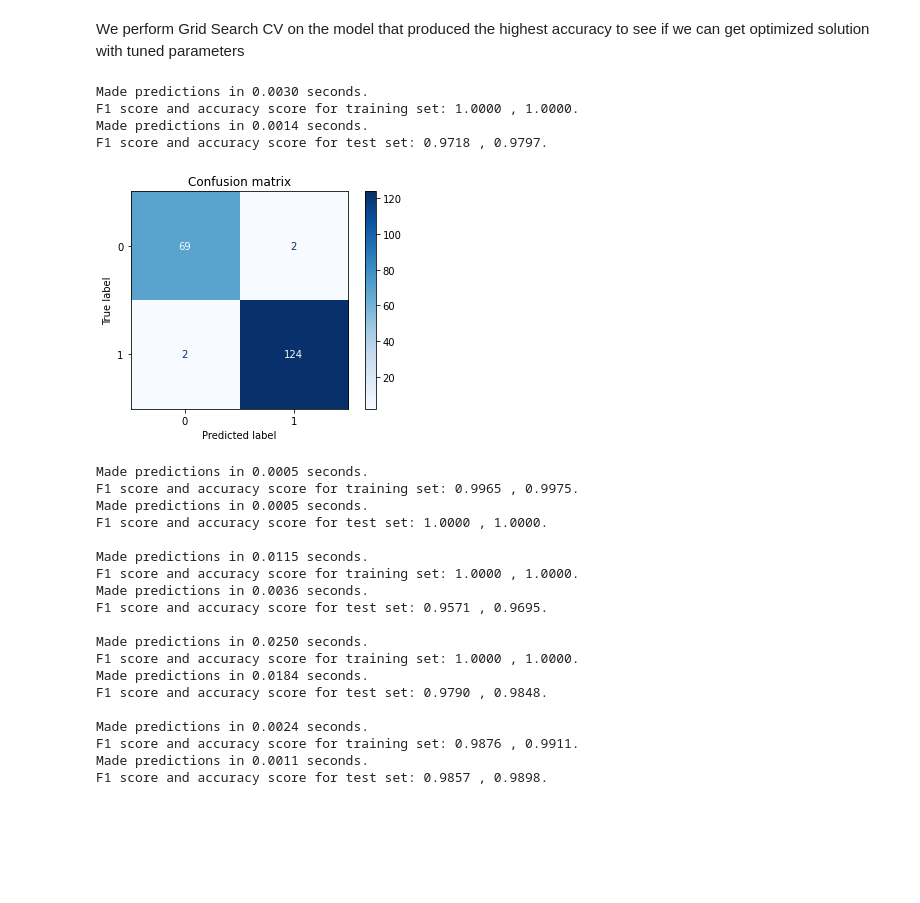
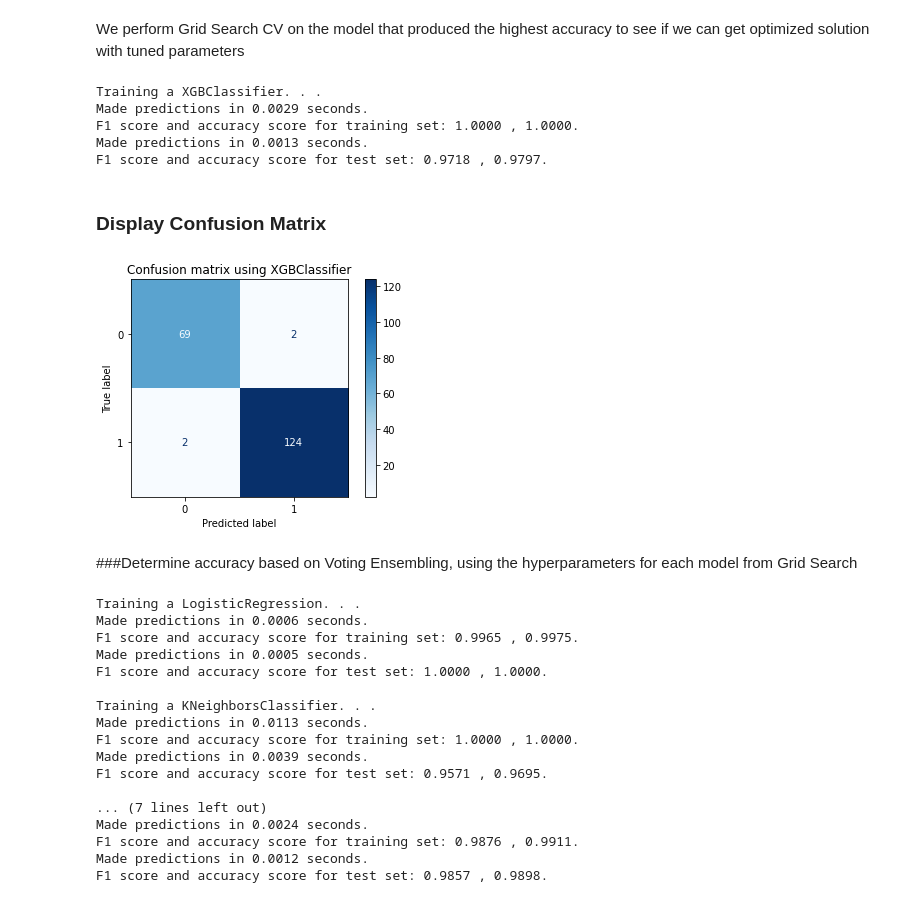
Before and after one commit to shaunhyp57/everglades, a Jupyter notebook: analytics/ml_models/First Unit Disband/firstUnitDisband_target2_randact.ipynb, the cells around one changed output. Drawn from its saved outputs; the diff is of its cells as text; code cells hidden in the pictures; blank space fills up the shorter version.

Commit message:
fixed confusion matrix

```diff
--- a/analytics/ml_models/First Unit Disband/firstUnitDisband_target2_randact.ipynb
+++ b/analytics/ml_models/First Unit Disband/firstUnitDisband_target2_randact.ipynb
@@ -199,6 +198,10 @@ from sklearn.model_selection import GridSearchCV
 from sklearn.metrics import make_scorer
 
 def train_grid_search(clf, params, X_train, y_train, X_test, y_test, kfolds):
+
+    # Indicate the classifier and the training set size
+    model_name = clf.__class__.__name__
+    print("Training a {}. . .".format(model_name))
     # Make an f1 scoring function using 'make_scorer'
     f1_scorer = make_scorer(f1_score,pos_label=0)
 
@@ -223,7 +226,7 @@ def train_grid_search(clf, params, X_train, y_train, X_test, y_test, kfolds):
     f1, acc = predict_labels(grid_search_best, X_test, y_test)
     print("F1 score and accuracy score for test set: {:.4f} , {:.4f}.".format(f1 , acc))
 
-    return grid_search, grid_search_best
+    return model_name, grid_search, grid_search_best
 
 def log_reg_gridsearch(X_train, y_train, X_test, y_test, nfolds):
     paramsLogReg = {
@@ -296,7 +299,7 @@ def xg_boost_gridsearch(X_train, y_train, X_test, y_test, nfolds):
       'learning_rate' : [0.1, 0.01, 0.05],
       'n_estimators' : range(60, 220, 40),
       'max_depth': range (2, 10, 1),
-      'min_child_weight': [3],
+      'min_child_weight': [1,2,3,4,5],
       'gamma':[0.4],
       'subsample' : [0.8],
       'colsample_bytree' : [0.8],
@@ -343,20 +326,47 @@ We perform Grid Search CV on the model that produced the highest accuracy to see
 # %%
 kfolds = 10
 
-xg_boost, xgb_best = xg_boost_gridsearch(X_train, y_train, X_test, y_test, kfolds)
+xg_boost_name, xg_boost, xgb_best = xg_boost_gridsearch(X_train, y_train, X_test, y_test, kfolds)
 # %% [output]
-Made predictions in 0.0030 seconds.
+Training a XGBClassifier. . .
+Made predictions in 0.0029 seconds.
 F1 score and accuracy score for training set: 1.0000 , 1.0000.
-Made predictions in 0.0014 seconds.
+Made predictions in 0.0013 seconds.
 F1 score and accuracy score for test set: 0.9718 , 0.9797.
+# %%
+from sklearn.metrics import plot_confusion_matrix
+
+def display_confusion_matrix(name, clf, X_test, y_test):
+    np.set_printoptions(precision=2)
+
+    # Plot non-normalized confusion matrix
+    title = "Confusion matrix using {}".format(name)
+
+    #for title, normalize in titles_options:
+    disp = plot_confusion_matrix(
+                  clf, X_test, y_test,
+                  cmap=plt.cm.Blues,
+                  values_format = '.5g',
+                  normalize=None
+          )
+
+    disp.ax_.set_title(title)
+    #print(title)
+    #print(disp.confusion_matrix)
+
+    plt.show()
+# %% [markdown]
+### Display Confusion Matrix
 # %%
 import numpy as np
 import matplotlib.pyplot as plt
 %matplotlib inline
 
-display_confusion_matrix(xg_boost, X_test, y_test)
+display_confusion_matrix(xg_boost_name, xg_boost, X_test, y_test)
 # %% [output]
-[figure, old version]
+[figure, new version]
+# %% [markdown]
+###Determine accuracy based on Voting Ensembling, using the hyperparameters for each model from Grid Search
 # %%
 from sklearn.ensemble import VotingClassifier
 
@@ -374,24 +384,22 @@ estimators = [('log_reg', log_reg_best),('knn', knn_best), ('rf', rf_best), ('sv
 # create our voting classifier, inputting our models
 ensemble = VotingClassifier(estimators, voting='hard')
 # %% [output]
-Made predictions in 0.0005 seconds.
+Training a LogisticRegression. . .
+Made predictions in 0.0006 seconds.
 F1 score and accuracy score for training set: 0.9965 , 0.9975.
 Made predictions in 0.0005 seconds.
 F1 score and accuracy score for test set: 1.0000 , 1.0000.
 
-Made predictions in 0.0115 seconds.
+Training a KNeighborsClassifier. . .
+Made predictions in 0.0113 seconds.
 F1 score and accuracy score for training set: 1.0000 , 1.0000.
-Made predictions in 0.0036 seconds.
+Made predictions in 0.0039 seconds.
 F1 score and accuracy score for test set: 0.9571 , 0.9695.
 
-Made predictions in 0.0250 seconds.
-F1 score and accuracy score for training set: 1.0000 , 1.0000.
-Made predictions in 0.0184 seconds.
-F1 score and accuracy score for test set: 0.9790 , 0.9848.
-
+... (7 lines left out)
 Made predictions in 0.0024 seconds.
 F1 score and accuracy score for training set: 0.9876 , 0.9911.
-Made predictions in 0.0011 seconds.
+Made predictions in 0.0012 seconds.
 F1 score and accuracy score for test set: 0.9857 , 0.9898.
 # %%
 #fit model to training data
```
Also changed, not shown: parts of 4 cells of this notebook.
